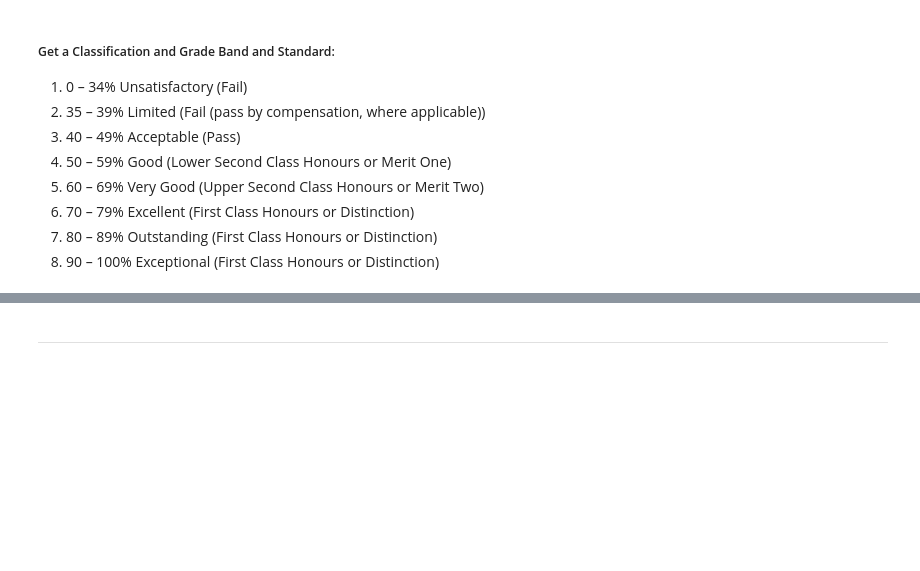
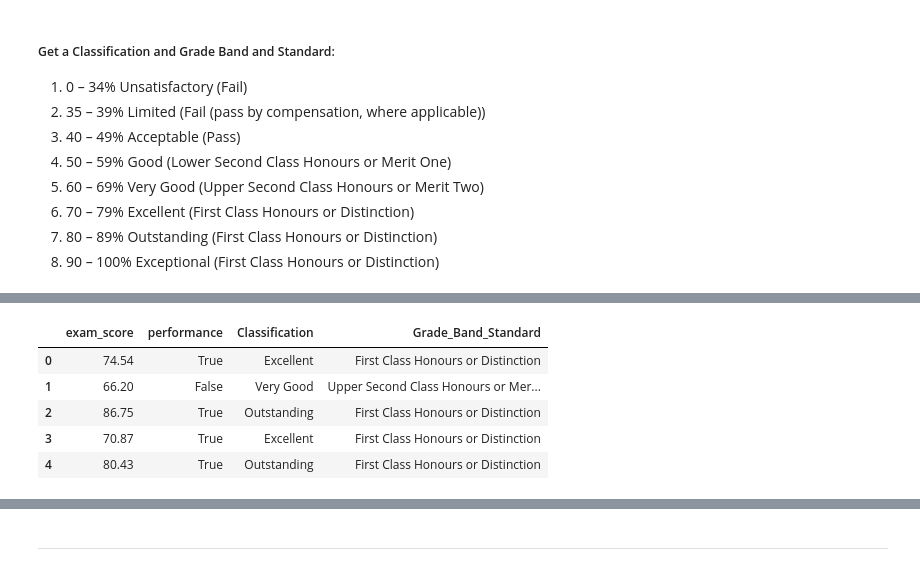
Before and after one commit to CristhianMacedo2024104/Statistical-Techniques-CA2, a Jupyter notebook: CristhianMacedo_StatisticalTecHDip_CA2.ipynb, the cells around one changed output, grey strips where cells are left out. Cells and saved outputs as stored; diff of their text form; code cells hidden in the pictures; blank space fills up the shorter version.

```diff
--- a/CristhianMacedo_StatisticalTecHDip_CA2.ipynb
+++ b/CristhianMacedo_StatisticalTecHDip_CA2.ipynb
@@ -146,0 +216,9 @@ Name: count, dtype: float64
+# %%
+task1.head(5)
+# %% [output]
+|  | exam_score | performance | Classification | Grade_Band_Standard |
+| 0 | 74.54 | True | Excellent | First Class Honours or Distinction |
+| 1 | 66.20 | False | Very Good | Upper Second Class Honours or Mer... |
+| 2 | 86.75 | True | Outstanding | First Class Honours or Distinction |
+| 3 | 70.87 | True | Excellent | First Class Honours or Distinction |
+| 4 | 80.43 | True | Outstanding | First Class Honours or Distinction |
```
Also changed, not shown: parts of 11 cells of this notebook.
